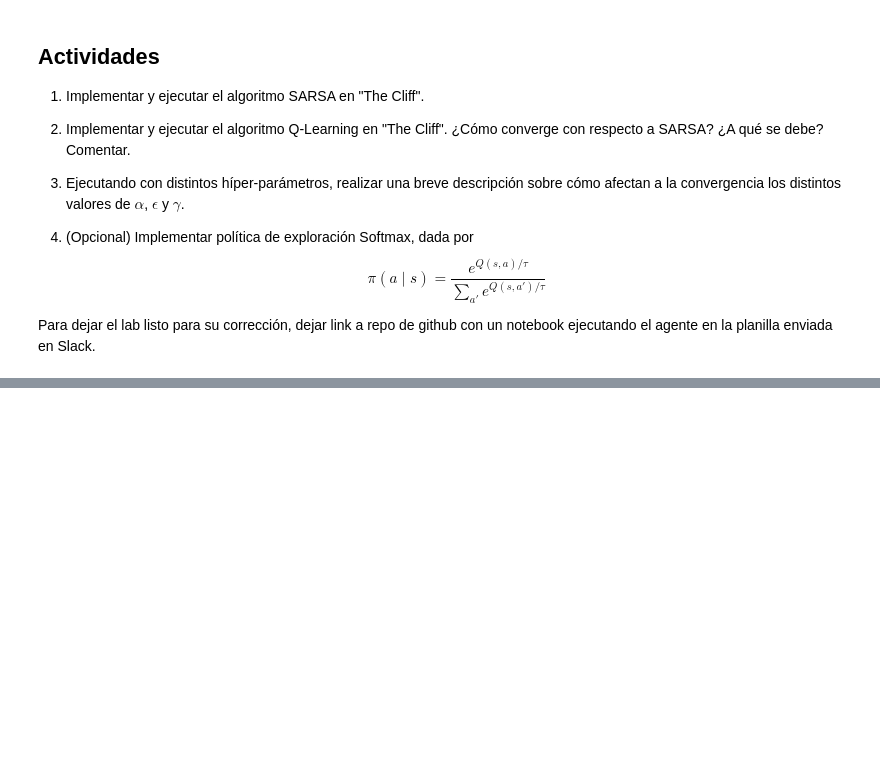
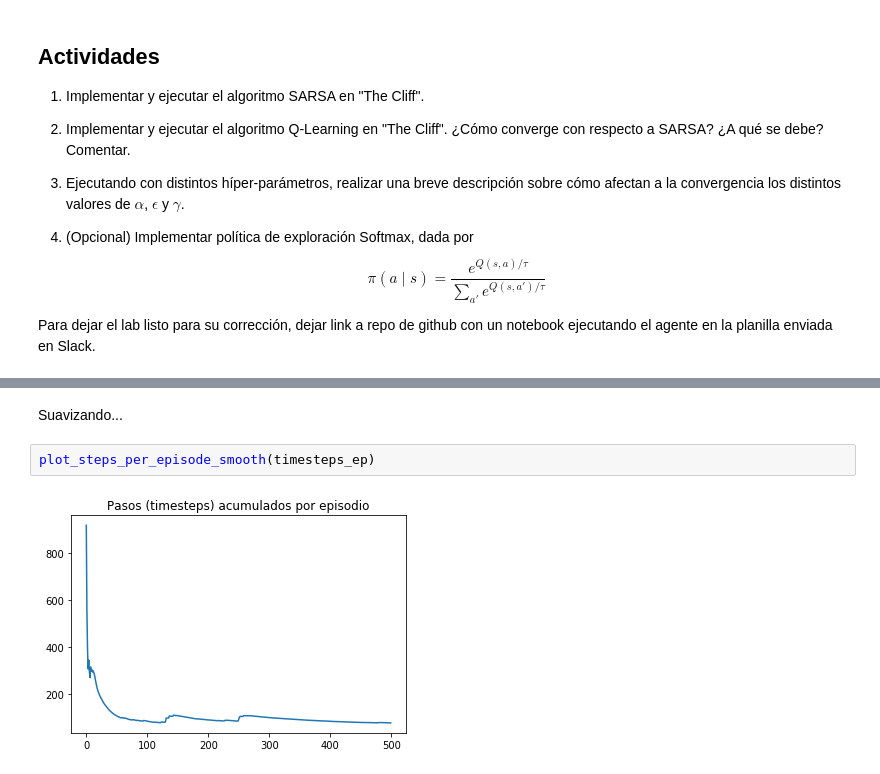
Before and after one commit to git-lu/RL, a Jupyter notebook: lab_1_intro_rl.ipynb, the cells around one changed output, grey strips where cells are left out. Drawn from its saved outputs; the diff is of its cells as text; blank space fills up the shorter version.

```diff
--- a/lab_1_intro_rl.ipynb
+++ b/lab_1_intro_rl.ipynb
@@ -276,0 +342,6 @@ Para dejar el lab listo para su corrección, dejar link a repo de github con un
+# %% [markdown]
+Suavizando...
+# %%
+plot_steps_per_episode_smooth(timesteps_ep)
+# %% [output]
+[figure, added]
```
Also changed, not shown: parts of 14 cells of this notebook.
